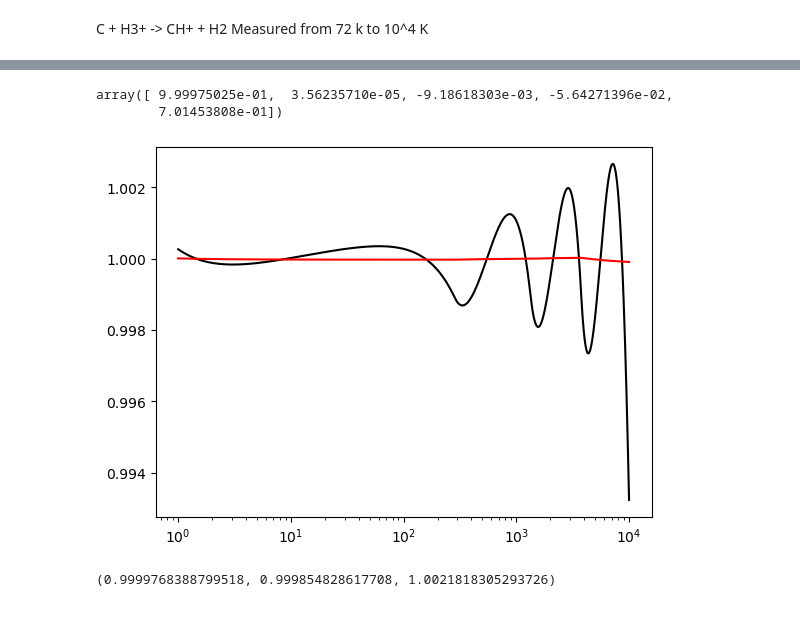
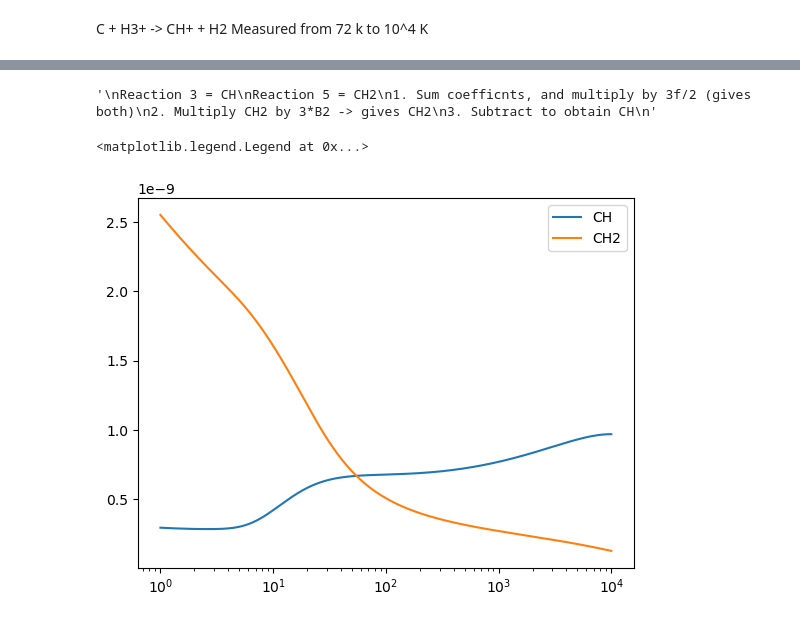
Before and after one commit to wostling/SavinGroup, a Jupyter notebook: Corrected_Fits.ipynb, the cells around one changed output, grey strips where cells are left out. Saved outputs shown, nothing was run; the diff lists cells and outputs as text; code cells hidden in the pictures.

```diff
--- a/Corrected_Fits.ipynb
+++ b/Corrected_Fits.ipynb
@@ -233,7 +83,0 @@ plt.legend()
-# %%
-percent = []
-for char in range(len(fit_rates4)):
-    num = (fit_rates4[char] - rates[char])/rates[char]
-    percent.append(num)
-plt.plot(temps, percent)
-plt.xscale("log")
@@ -392,8 +83,0 @@ plt.legend()
-# %%
-percent = []
-for char in range(len(fit_rates2)):
-    num = (fit_rates2[char] - rates[char])/rates[char]
-    percent.append(num)
-plt.plot(temps, percent)
-plt.axvline(x =  1.31371579e+03, color = 'b')
-plt.xscale("log")
@@ -446,9 +83,0 @@ plt.legend()
-# %%
-percent = []
-for char in range(len(fit_rates3)):
-    num = (fit_rates3[char] - rates[char])/rates[char]
-    percent.append(num)
-plt.plot(temps, percent)
-plt.axvline(x =  5.30976821e+02, color = 'b')
-plt.axvline(x =  2.70433078e+03, color = 'b')
-plt.xscale("log")
@@ -504,12 +83,0 @@ plt.legend()
-# %%
-percent = []
-for char in range(len(fit_rates4)):
-    num = (fit_rates4[char] - rates[char])/rates[char]
-    percent.append(num)
-plt.plot(temps, percent)
-plt.axvline(x =  5.30976821e+02, color = 'b')
-plt.axvline(x =  1.33263354e+03, color = 'b')
-plt.axvline(x =  3.75869412e+03, color = 'b')
-plt.xscale("log")
-#plt.yscale("log")
-plt.legend()
@@ -558,16 +83,0 @@ popt, pcov = optimize.curve_fit(uncertain_parameters, temps, f_list, method="lm"
-# %%
-popt
-# %% [output]
-array([ 9.99975025e-01,  3.56235710e-05, -9.18618303e-03, -5.64271396e-02,
-        7.01453808e-01])
-# %%
-new_uncertain_rates = []
-for temp in temps:
-    new_uncertain_rates.append(uncertain_parameters(temp, 9.99975025e-01,  3.56235710e-05, -9.18618303e-03, -5.64271396e-02,
-        7.01453808e-01))
-
-plt.plot(temps, f_list, c = "black")
-plt.plot(temps, new_uncertain_rates, c = "red")
-plt.xscale("log")
-# %% [output]
-[figure, removed]
@@ -583,5 +84,21 @@ def fnums(f1, g1, g2, g3, g4):
-# %%
-fnums( 9.99975025e-01,  3.56235710e-05, -9.18618303e-03, -5.64271396e-02,
-        7.01453808e-01)
-# %% [output]
-(0.9999768388799518, 0.999854828617708, 1.0021818305293726)
+# %%
+"""
+Reaction 3 = CH
+Reaction 5 = CH2
+1. Sum coefficnts, and multiply by 3f/2 (gives both)
+2. Multiply CH2 by 3*B2 -> gives CH2
+3. Subtract to obtain CH
+"""
+# %% [output]
+'\nReaction 3 = CH\nReaction 5 = CH2\n1. Sum coefficnts, and multiply by 3f/2 (gives both)\n2. Multiply CH2 by 3*B2 -> gives CH2\n3. Subtract to obtain CH\n'
+# %%
+summed = [(ratesCH[char] + ratesCH2[char])*(3/2)*F[char]for char in range(len(temps))]
+CH2_thermal = [ratesCH2[char]*3*B2[char]for char in range(len(temps))]
+CH_thermal = [summed[char] - CH2_thermal[char] for char in range(len(temps))]
+plt.plot(temps, CH_thermal, label = "CH")
+plt.plot(temps, CH2_thermal, label = "CH2")
+plt.xscale("log")
+plt.legend()
+# %% [output]
+<matplotlib.legend.Legend at 0x...>
+[figure, added]
```
Also changed, not shown: parts of 70 cells of this notebook.
